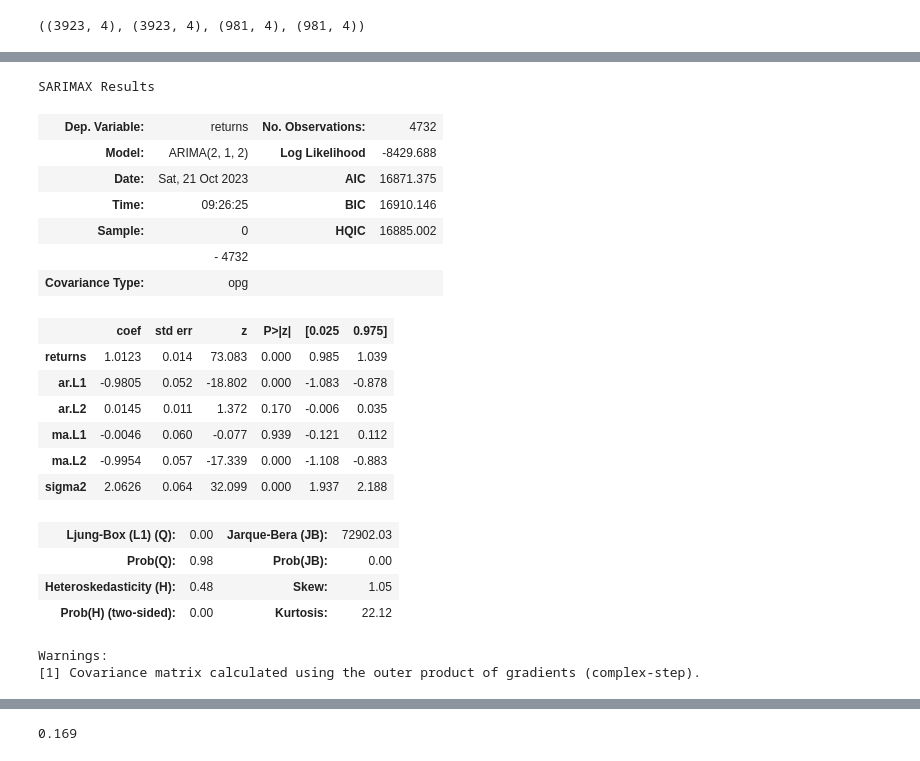
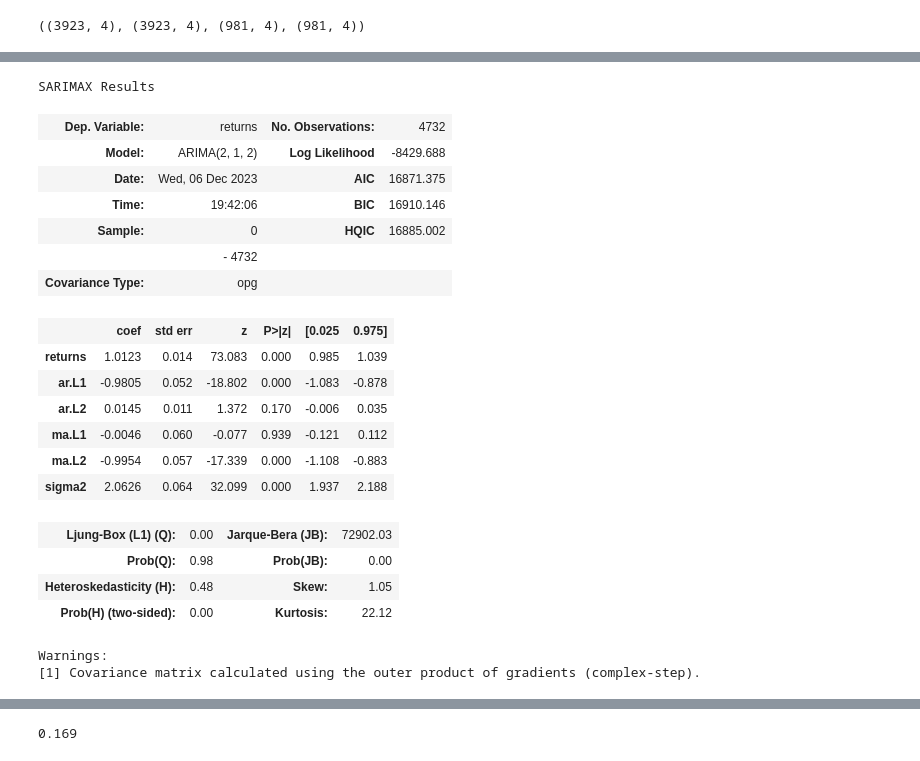
Before and after one commit to Roy-de/Data-Science-projects, a Jupyter notebook: Machine_Learning_II/capstone_project/Stock Market price Prediction.ipynb, the cells around one changed output, grey strips where cells are left out. Cells and saved outputs as stored; diff of their text form; code cells hidden in the pictures.

```diff
--- a/Machine_Learning_II/capstone_project/Stock Market price Prediction.ipynb
+++ b/Machine_Learning_II/capstone_project/Stock Market price Prediction.ipynb
@@ -342,14 +342,14 @@ Warnings:
 [1] Covariance matrix calculated using the outer product of gradients (complex-step).
 # %%
 arima_AR2_MA2_D1 = ARIMA(endog=google.returns, order=(2, 1, 2),exog=snp500.returns)
-result = arima_AR2_MA2_D1.fit()
+result_ar2_ma2 = arima_AR2_MA2_D1.fit()
 result.summary()
 # %% [output]
 SARIMAX Results
 | Dep. Variable: | returns | No. Observations: | 4732 |
 | Model: | ARIMA(2, 1, 2) | Log Likelihood | -8429.688 |
-| Date: | Sat, 21 Oct 2023 | AIC | 16871.375 |
-| Time: | 09:26:25 | BIC | 16910.146 |
+| Date: | Wed, 06 Dec 2023 | AIC | 16871.375 |
+| Time: | 19:42:06 | BIC | 16910.146 |
 | Sample: | 0 | HQIC | 16885.002 |
 |  | - 4732 |  |  |
 | Covariance Type: | opg |  |  |
```
Also changed, not shown: parts of 15 cells of this notebook, 7 other files.
